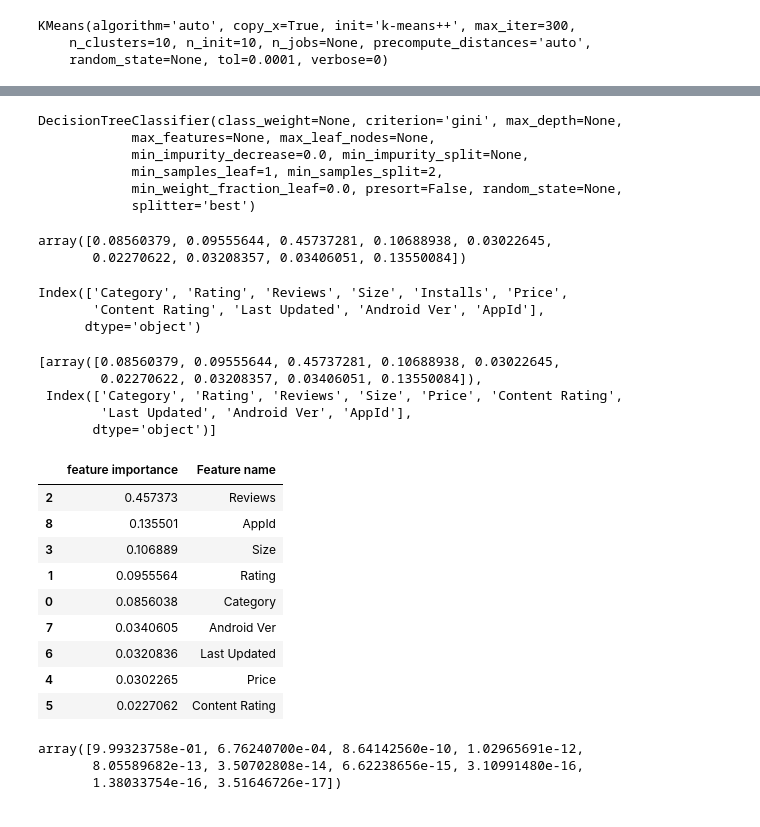
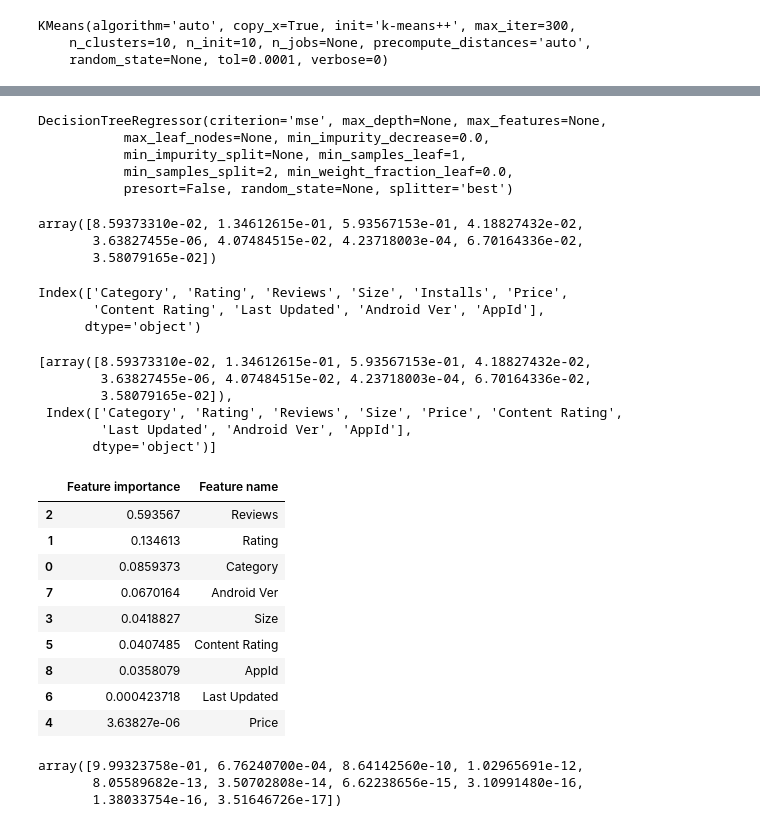
Before and after one commit to Kashish-Chugh/EDA_Play_Store_Apps, a Jupyter notebook: EDA_Google_Play_Store_App_Latest.ipynb, the cells around one changed output, grey strips where cells are left out. Saved outputs shown, nothing was run; the diff lists cells and outputs as text; code cells hidden in the pictures.

```diff
--- a/EDA_Google_Play_Store_App_Latest.ipynb
+++ b/EDA_Google_Play_Store_App_Latest.ipynb
@@ -697,0 +695,3 @@ plt.show()
+# %%
+df_new['label']=kmeans.labels_
+df_new.head(5)
@@ -698,6 +705,6 @@ plt.show()
 # %%
 from sklearn.tree import DecisionTreeRegressor
-dt=DecisionTreeClassifier()
+dt=DecisionTreeRegressor()
 # %%
 dt
 # %% [output]
@@ -716,17 +722,17 @@ x=x_data.values
 # %%
 dt.fit(x,y)
 # %% [output]
-DecisionTreeClassifier(class_weight=None, criterion='gini', max_depth=None,
-            max_features=None, max_leaf_nodes=None,
-            min_impurity_decrease=0.0, min_impurity_split=None,
-            min_samples_leaf=1, min_samples_split=2,
-            min_weight_fraction_leaf=0.0, presort=False, random_state=None,
-            splitter='best')
+DecisionTreeRegressor(criterion='mse', max_depth=None, max_features=None,
+           max_leaf_nodes=None, min_impurity_decrease=0.0,
+           min_impurity_split=None, min_samples_leaf=1,
+           min_samples_split=2, min_weight_fraction_leaf=0.0,
+           presort=False, random_state=None, splitter='best')
 # %%
 dt.feature_importances_
 # %% [output]
-array([0.08560379, 0.09555644, 0.45737281, 0.10688938, 0.03022645,
-       0.02270622, 0.03208357, 0.03406051, 0.13550084])
+array([8.59373310e-02, 1.34612615e-01, 5.93567153e-01, 4.18827432e-02,
+       3.63827455e-06, 4.07484515e-02, 4.23718003e-04, 6.70164336e-02,
+       3.58079165e-02])
 # %%
 df_new.columns
 # %% [output]
@@ -737,27 +743,28 @@ Index(['Category', 'Rating', 'Reviews', 'Size', 'Installs', 'Price',
 feature_importance = [dt.feature_importances_,x_data.columns]
 feature_importance
 # %% [output]
-[array([0.08560379, 0.09555644, 0.45737281, 0.10688938, 0.03022645,
-        0.02270622, 0.03208357, 0.03406051, 0.13550084]),
+[array([8.59373310e-02, 1.34612615e-01, 5.93567153e-01, 4.18827432e-02,
+        3.63827455e-06, 4.07484515e-02, 4.23718003e-04, 6.70164336e-02,
+        3.58079165e-02]),
  Index(['Category', 'Rating', 'Reviews', 'Size', 'Price', 'Content Rating',
         'Last Updated', 'Android Ver', 'AppId'],
        dtype='object')]
 # %%
 data=pd.DataFrame(feature_importance)
 data=data.transpose()
-data.columns=['feature importance','Feature name']
-data.sort_values(by=['feature importance'],ascending=False)
+data.columns=['Feature importance','Feature name']
+data.sort_values(by=['Feature importance'],ascending=False)
 # %% [output]
-|  | feature importance | Feature name |
-| 2 | 0.457373 | Reviews |
-| 8 | 0.135501 | AppId |
-| 3 | 0.106889 | Size |
-| 1 | 0.0955564 | Rating |
-| 0 | 0.0856038 | Category |
-| 7 | 0.0340605 | Android Ver |
-| 6 | 0.0320836 | Last Updated |
-| 4 | 0.0302265 | Price |
-| 5 | 0.0227062 | Content Rating |
+|  | Feature importance | Feature name |
+| 2 | 0.593567 | Reviews |
+| 1 | 0.134613 | Rating |
+| 0 | 0.0859373 | Category |
+| 7 | 0.0670164 | Android Ver |
+| 3 | 0.0418827 | Size |
+| 5 | 0.0407485 | Content Rating |
+| 8 | 0.0358079 | AppId |
+| 6 | 0.000423718 | Last Updated |
+| 4 | 3.63827e-06 | Price |
 # %%
 from sklearn.decomposition import PCA
 # %%
```
Also changed, not shown: parts of 9 cells of this notebook, 3 other files.
